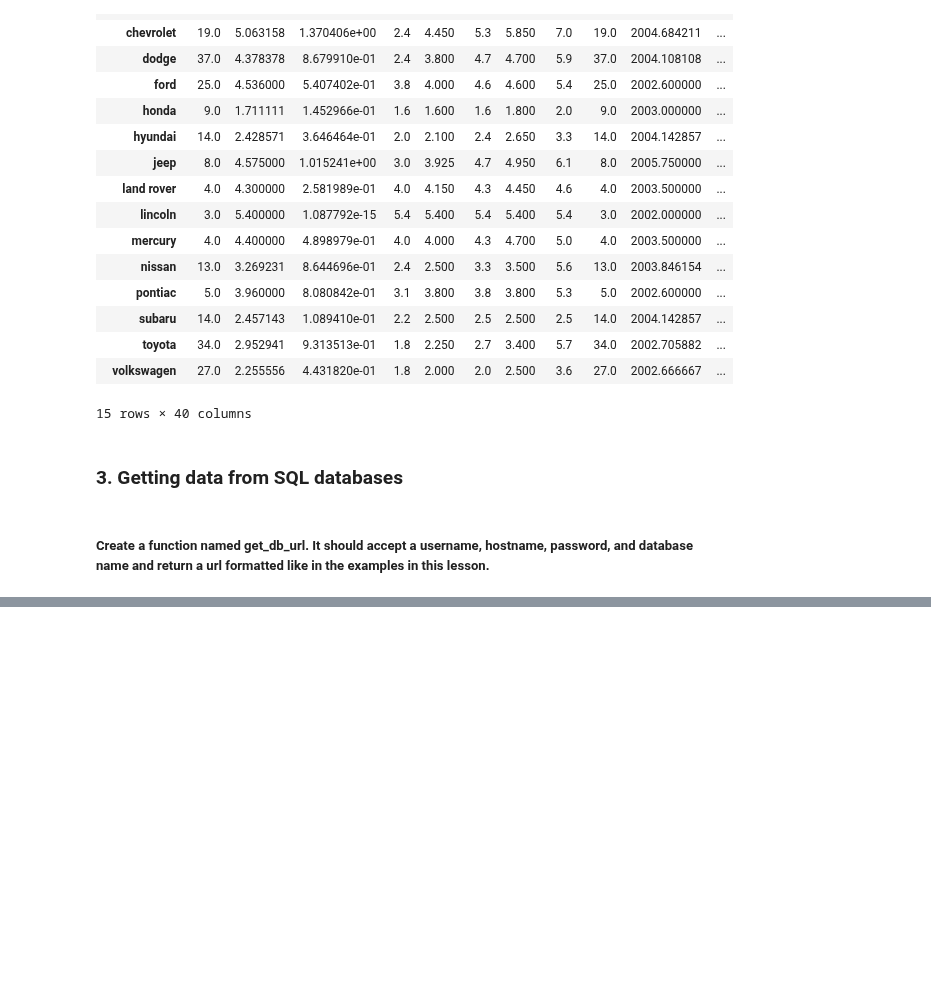
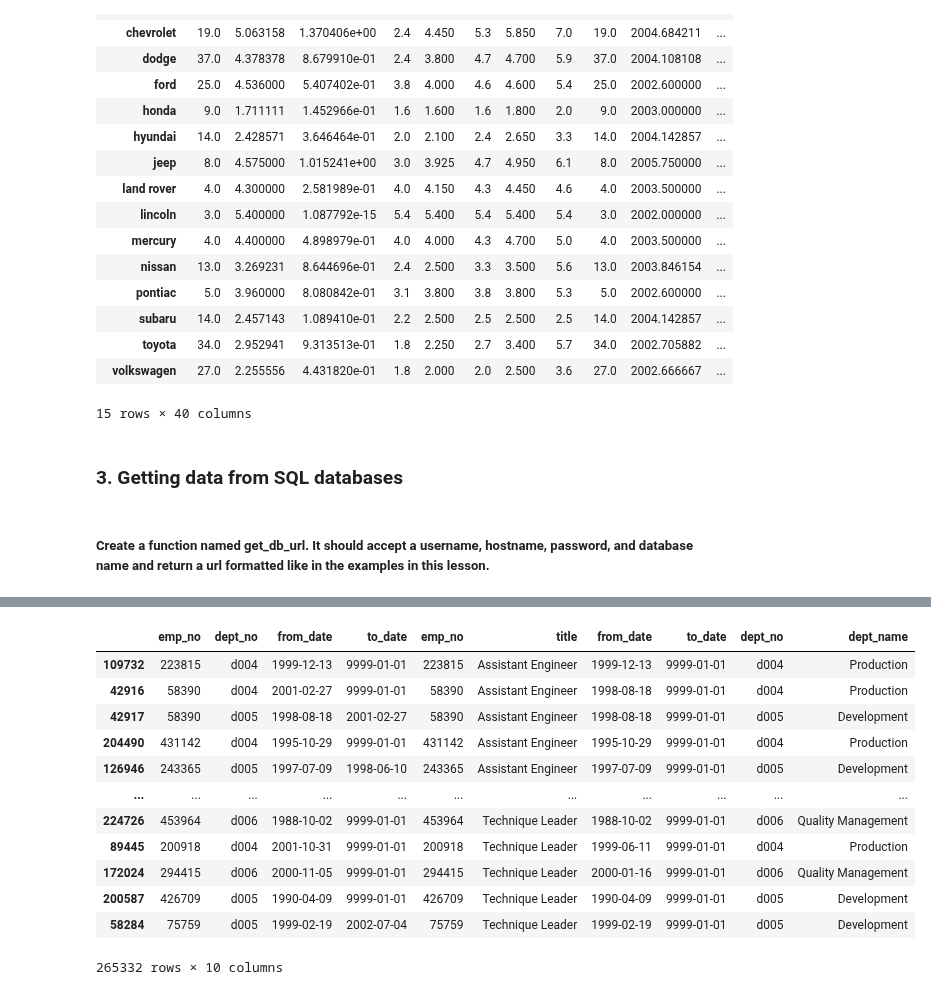
Before and after one commit to lukewbecker/numpy-pandas-visualization-exercises, a Jupyter notebook: advanced_dataframes.ipynb, the cells around one changed output, grey strips where cells are left out. Cells and saved outputs as stored; diff of their text form; code cells hidden in the pictures; blank space fills up the shorter version.

```diff
--- a/advanced_dataframes.ipynb
+++ b/advanced_dataframes.ipynb
@@ -383,0 +703,16 @@ from env import host, user, password
+# %%
+pd.DataFrame(cross_tab_all.sort_values(by = 'title'))
+# %% [output]
+|  | emp_no | dept_no | from_date | to_date | emp_no | title | from_date | to_date | dept_no | dept_name |
+| 109732 | 223815 | d004 | 1999-12-13 | 9999-01-01 | 223815 | Assistant Engineer | 1999-12-13 | 9999-01-01 | d004 | Production |
+| 42916 | 58390 | d004 | 2001-02-27 | 9999-01-01 | 58390 | Assistant Engineer | 1998-08-18 | 9999-01-01 | d004 | Production |
+| 42917 | 58390 | d005 | 1998-08-18 | 2001-02-27 | 58390 | Assistant Engineer | 1998-08-18 | 9999-01-01 | d005 | Development |
+| 204490 | 431142 | d004 | 1995-10-29 | 9999-01-01 | 431142 | Assistant Engineer | 1995-10-29 | 9999-01-01 | d004 | Production |
+| 126946 | 243365 | d005 | 1997-07-09 | 1998-06-10 | 243365 | Assistant Engineer | 1997-07-09 | 9999-01-01 | d005 | Development |
+| ... | ... | ... | ... | ... | ... | ... | ... | ... | ... | ... |
+| 224726 | 453964 | d006 | 1988-10-02 | 9999-01-01 | 453964 | Technique Leader | 1988-10-02 | 9999-01-01 | d006 | Quality Management |
+| 89445 | 200918 | d004 | 2001-10-31 | 9999-01-01 | 200918 | Technique Leader | 1999-06-11 | 9999-01-01 | d004 | Production |
+| 172024 | 294415 | d006 | 2000-11-05 | 9999-01-01 | 294415 | Technique Leader | 2000-01-16 | 9999-01-01 | d006 | Quality Management |
+| 200587 | 426709 | d005 | 1990-04-09 | 9999-01-01 | 426709 | Technique Leader | 1990-04-09 | 9999-01-01 | d005 | Development |
+| 58284 | 75759 | d005 | 1999-02-19 | 2002-07-04 | 75759 | Technique Leader | 1999-02-19 | 9999-01-01 | d005 | Development |
+265332 rows × 10 columns
```
Also changed, not shown: parts of 48 cells of this notebook.
